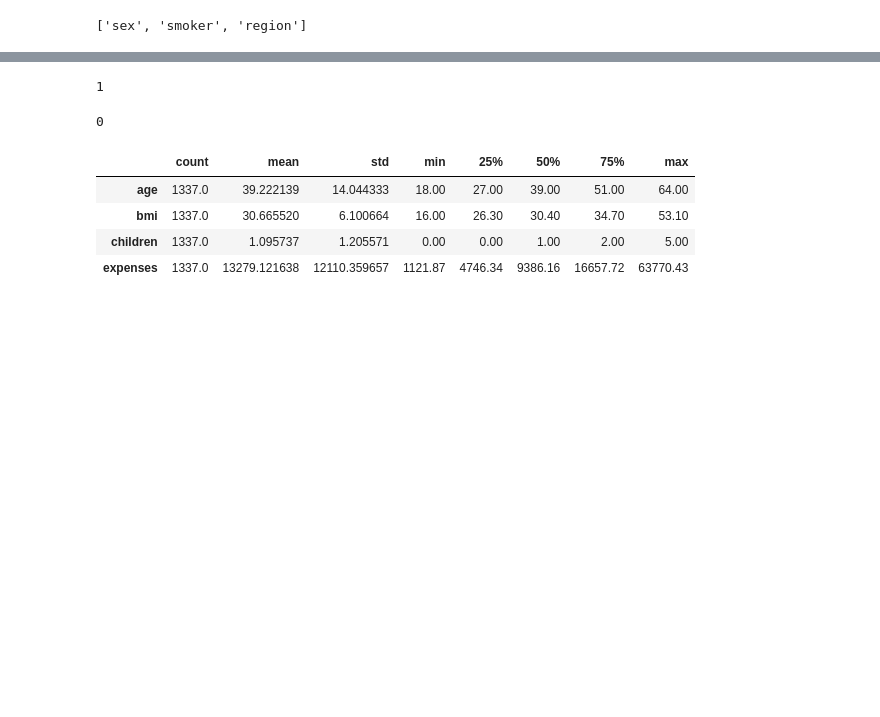
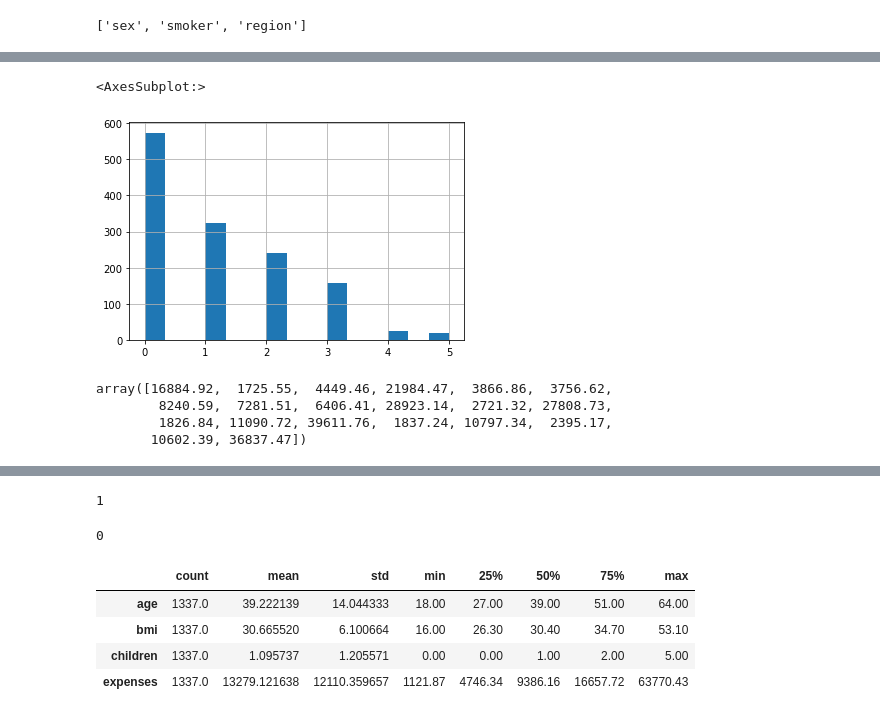
Before and after one commit to anktd23/ins-prem-prediction, a Jupyter notebook: EDA/ins-pre-pred.ipynb, the cells around one changed output, grey strips where cells are left out. Saved outputs shown, nothing was run; the diff lists cells and outputs as text; code cells hidden in the pictures; blank space fills up the shorter version.

```diff
--- a/EDA/ins-pre-pred.ipynb
+++ b/EDA/ins-pre-pred.ipynb
@@ -89,0 +88,12 @@ cat_col
+# %%
+df['children'].hist(bins=15)
+# %% [output]
+<AxesSubplot:>
+[figure, added]
+# %%
+df['expenses'].unique()[0:20]
+# %% [output]
+array([16884.92,  1725.55,  4449.46, 21984.47,  3866.86,  3756.62,
+        8240.59,  7281.51,  6406.41, 28923.14,  2721.32, 27808.73,
+        1826.84, 11090.72, 39611.76,  1837.24, 10797.34,  2395.17,
+       10602.39, 36837.47])
```
Also changed, not shown: parts of 92 cells of this notebook.
